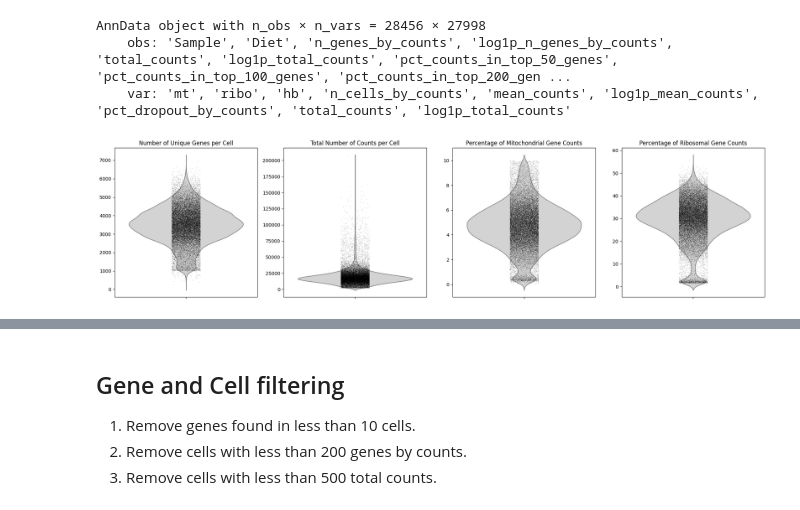
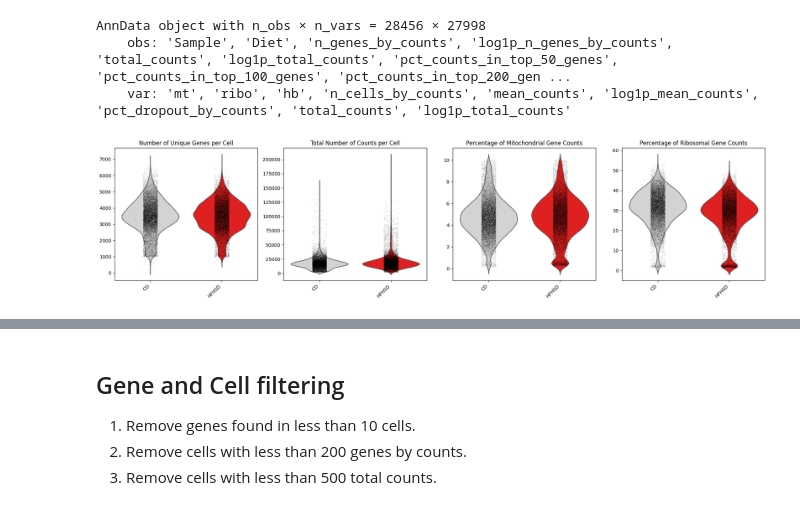
Before and after one commit to GlennRDx/scRNAseq-MSc-Analysis, a Jupyter notebook: upstream_analysis/crypt/preprocessing_and_umap.ipynb, the cells around one changed output, grey strips where cells are left out. Drawn from its saved outputs; the diff is of its cells as text; code cells hidden in the pictures.

```diff
--- a/upstream_analysis/crypt/preprocessing_and_umap.ipynb
+++ b/upstream_analysis/crypt/preprocessing_and_umap.ipynb
@@ -54,6 +54,9 @@ adata.obs['Diet'] = adata.obs['sample'].str[:-2]
 # Capitalise the sample column
 adata.obs.rename(columns={'sample': 'Sample'}, inplace=True)
 
+# Correct the naming of the diets
+adata.obs['Diet'] = adata.obs['Diet'].replace({'HFD': 'HFHSD'})
+
 adata.obs
 # %% [output]
 |  | Sample | Diet |
@@ -98,33 +101,44 @@ AnnData object with n_obs × n_vars = 28456 × 27998
     obs: 'Sample', 'Diet', 'n_genes_by_counts', 'log1p_n_genes_by_counts', 'total_counts', 'log1p_total_counts', 'pct_counts_in_top_50_genes', 'pct_counts_in_top_100_genes', 'pct_counts_in_top_200_gen ...
     var: 'mt', 'ribo', 'hb', 'n_cells_by_counts', 'mean_counts', 'log1p_mean_counts', 'pct_dropout_by_counts', 'total_counts', 'log1p_total_counts'
 # %%
-# Plotting violin plots with overlaid scatter plots in one row
+# Plotting violin plots with overlaid scatter plots in one row, grouped by diet
 labels = ['Number of Unique Genes per Cell', 'Total Number of Counts per Cell', 'Percentage of Mitochondrial Gene Counts', 'Percentage of Ribosomal Gene Counts']
 keys = ["n_genes_by_counts", "total_counts", "pct_counts_mt", "pct_counts_ribo"]
 
 fig, axes = plt.subplots(1, 4, figsize=(20, 5))
 
+# Add main title for the whole graph
+fig.suptitle('Quality Control Metrics by Diet - Crypt Enriched Dataset', fontsize=16, y=1.05)
+
+# Define color palette
+color_palette = {'CD': 'lightgrey', 'HFHSD': 'red'}
+
 for i, (label, key) in enumerate(zip(labels, keys)):
     ax = axes[i]
 
-    # Create violin plot
-    sns.violinplot(data=adata.obs, y=key, ax=ax, inner=None, color='lightgray')
+    # Create violin plot, grouped by diet
+    sns.violinplot(data=adata.obs, x='Diet', y=key, hue='Diet', ax=ax, inner=None, palette=color_palette, legend=False)
 
-    # Overlay scatter plot
-    sns.stripplot(data=adata.obs, y=key, ax=ax, size=0.4, color='black', alpha=1)
+    # Overlay scatter plot, grouped by diet
+    sns.stripplot(data=adata.obs, x='Diet', y=key, ax=ax, size=0.4, jitter=True, dodge=False, legend=False, color='black')
 
     # Customize the plot
     ax.set_title(label)
     ax.set_ylabel(None)
+    ax.set_xlabel(None)
 
     # Increase the number of y-axis ticks for the second plot (Total Number of Counts per Cell)
     if i == 1:
         ax.yaxis.set_major_locator(plt.MaxNLocator(10))
 
+    # Rotate x-axis labels for better readability
+    ax.set_xticks(ax.get_xticks())
+    ax.set_xticklabels(ax.get_xticklabels(), rotation=45, ha='right')
+
 plt.tight_layout()
 plt.show()
 # %% [output]
-[figure, old version]
+[figure, new version]
 # %%
 sc.pl.scatter(adata, "total_counts", "n_genes_by_counts")
 # %% [output]
```
Also changed, not shown: parts of 4 cells of this notebook.
